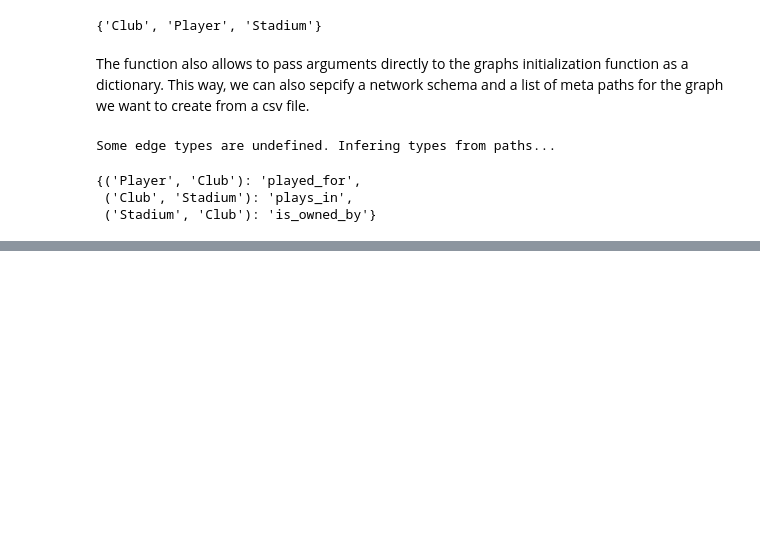
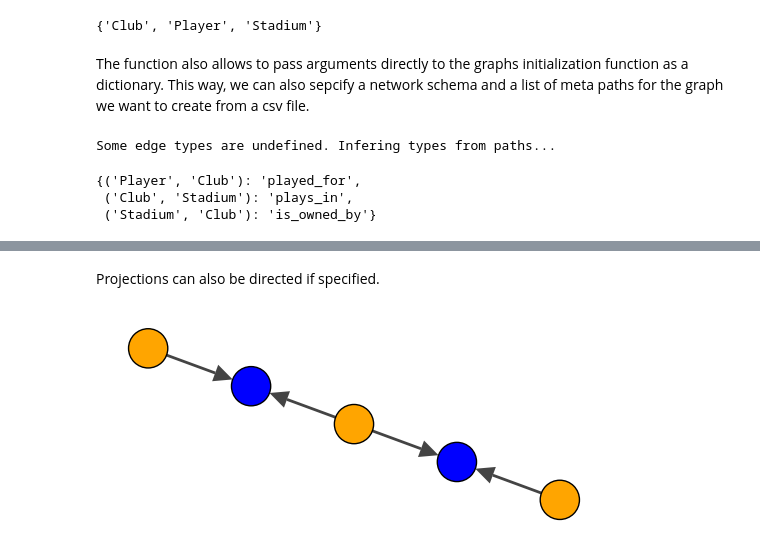
Before and after one commit to codingfabi/hetpy, a Jupyter notebook: demo/hetPyDemo.ipynb, the cells around one changed output, grey strips where cells are left out. Cells and saved outputs as stored; diff of their text form; code cells hidden in the pictures; blank space fills up the shorter version.

```diff
--- a/demo/hetPyDemo.ipynb
+++ b/demo/hetPyDemo.ipynb
@@ -271,0 +301,10 @@ loaded_graph.plot(type_color_map=type_color_map, axis=ax, layout=layout)
+# %% [markdown]
+Projections can also be directed if specified.
+# %%
+directed_projection = create_meta_projection(loaded_graph, has_played_in_meta_path, directed=True)
+
+fig, ax = plt.subplots()
+layout = directed_projection.graph.layout_kamada_kawai()
+directed_projection.plot(type_color_map, axis=ax, layout=layout)
+# %% [output]
+[figure, added]
```
Also changed, not shown: parts of 15 cells of this notebook, 12 other files.
